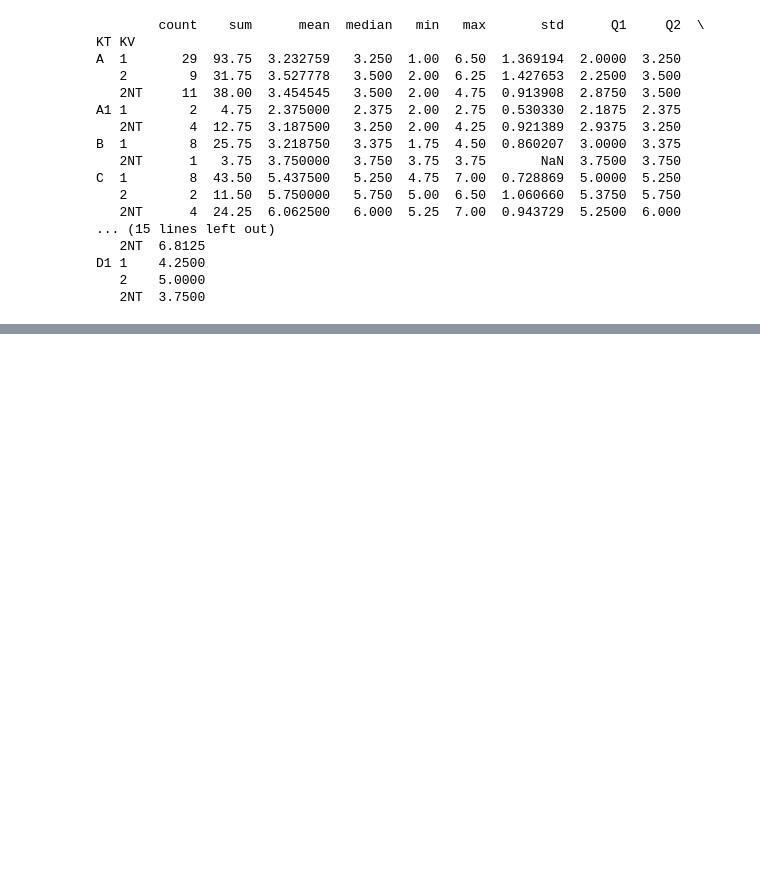
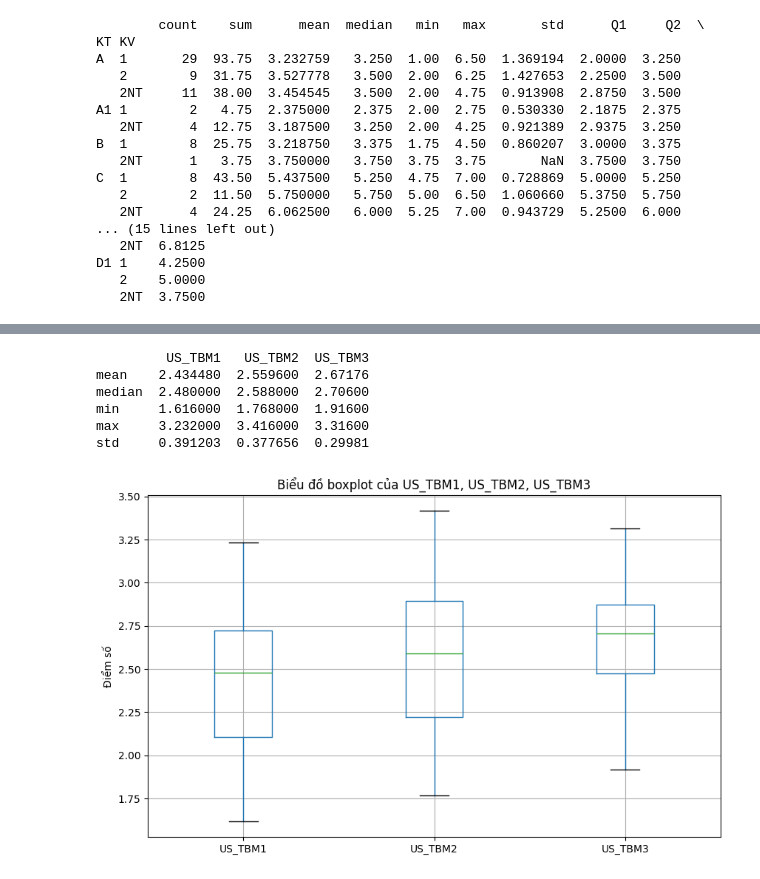
Before and after one commit to Thinh065/Thinh065-PhanTichDuLieunHocSau, a Jupyter notebook: lap2.ipynb, the cells around one changed output, grey strips where cells are left out. Cells and saved outputs as stored; diff of their text form; code cells hidden in the pictures; blank space fills up the shorter version.

```diff
--- a/lap2.ipynb
+++ b/lap2.ipynb
@@ -152,0 +207,22 @@ C  1   0.0      5.0000       5.250      5.4375      8  7.00  5.437500   5.250
+# %%
+# Câu 2: Hãy trình bày dữ liệu lần lượt các biến: US_TBM1, US_TBM2 và US_TBM3
+
+# Thống kê cơ bản
+us_tbm_stats = df[['US_TBM1', 'US_TBM2', 'US_TBM3']].describe().loc[['mean', '50%', 'min', 'max', 'std']]
+us_tbm_stats.rename(index={'50%': 'median'}, inplace=True)
+print(us_tbm_stats)
+
+# Vẽ biểu đồ boxplot
+plt.figure(figsize=(10, 6))
+df[['US_TBM1', 'US_TBM2', 'US_TBM3']].boxplot()
+plt.title('Biểu đồ boxplot của US_TBM1, US_TBM2, US_TBM3')
+plt.ylabel('Điểm số')
+plt.show()
+# %% [output]
+         US_TBM1   US_TBM2  US_TBM3
+mean    2.434480  2.559600  2.67176
+median  2.480000  2.588000  2.70600
+min     1.616000  1.768000  1.91600
+max     3.232000  3.416000  3.31600
+std     0.391203  0.377656  0.29981
+[figure, added]
```
Also changed, not shown: parts of 7 cells of this notebook.
